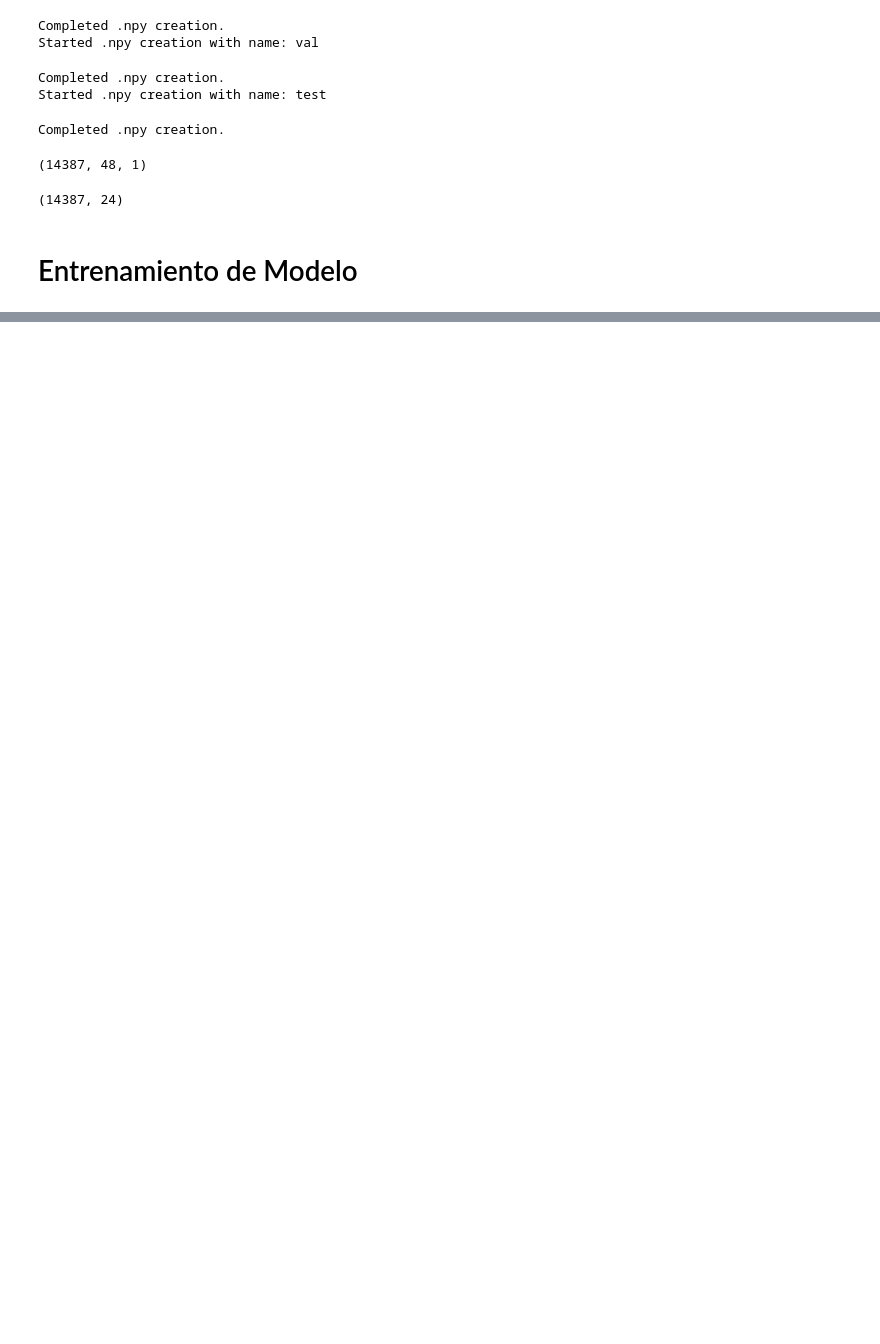
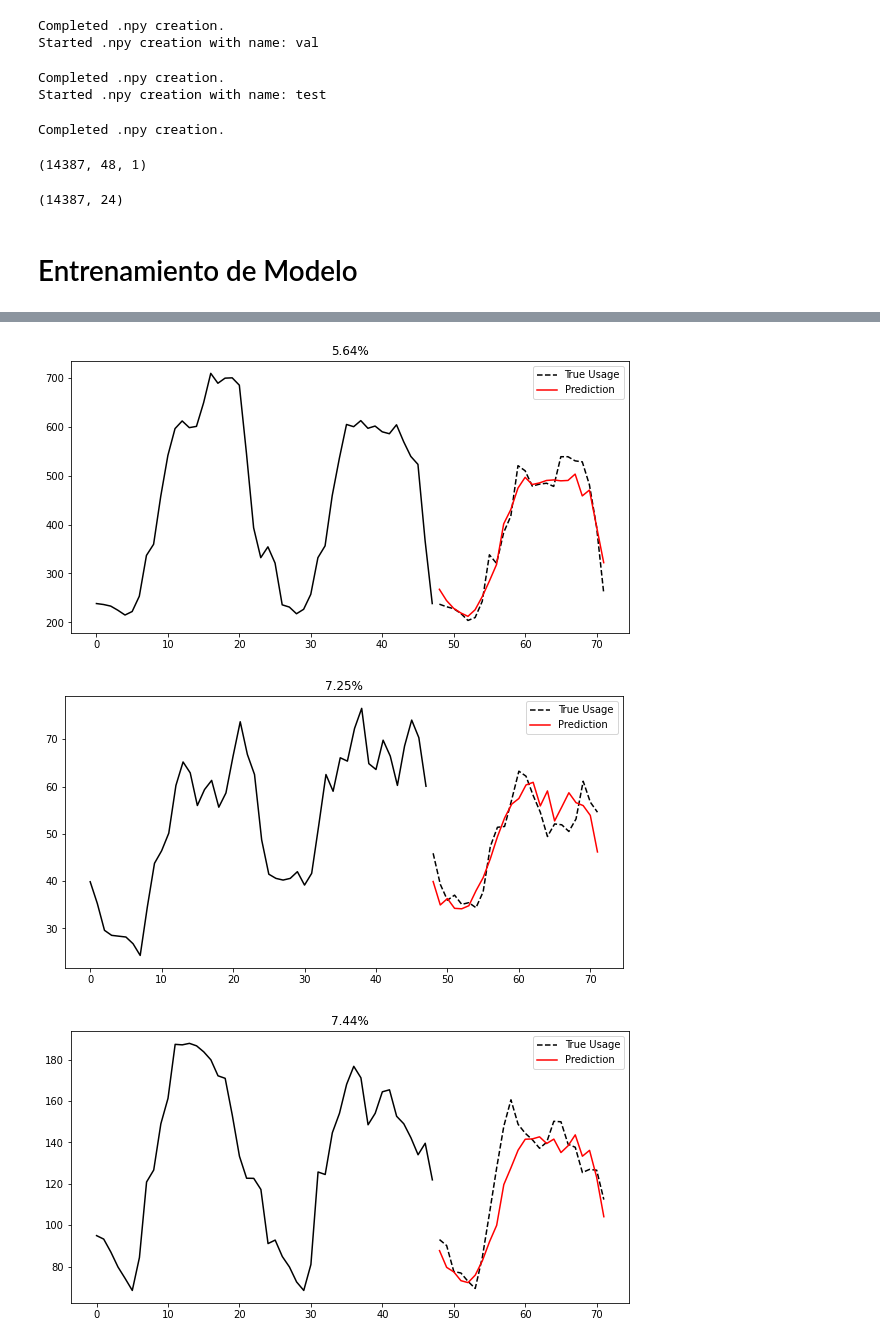
Before and after one commit to juancop/URDeepLearning, a Jupyter notebook: Forecasting/Forecasting Example.ipynb, the cells around one changed output, grey strips where cells are left out. Drawn from its saved outputs; the diff is of its cells as text; code cells hidden in the pictures; blank space fills up the shorter version.

```diff
--- a/Forecasting/Forecasting Example.ipynb
+++ b/Forecasting/Forecasting Example.ipynb
@@ -421,0 +424,23 @@ plot_predictions(X, Y, Y_hat, 41)
+# %%
+def compute_mape(Y_true, Y_pred, return_list = True):
+    Y_true = np.exp(Y_true)
+    Y_pred = np.exp(Y_pred) - 1
+    Y_pred = Y_pred.clip(min = 0)
+
+    abs_error = abs(Y_true - Y_pred)
+    APE = abs_error/Y_true
+    MAPE_customer = np.mean(APE, axis = 1)
+    print(f'Overall model MAPE: {np.mean(MAPE_customer)}')
+    return MAPE_customer
+# %%
+def plot_ranked(Y_true, Y_pred, X, mape, best = True, top = 5):
+    sorted_mape = np.argsort(mape)
+    if best:
+        idx = sorted_mape[:top]
+    else:
+        idx = sorted_mape[-top:]
+    for i in idx:
+
+        plot_predictions(X, Y_true, Y_pred, i)
+        plt.title("{:.2%}".format(mape[i]))
+        plt.plot()
@@ -421,0 +451,8 @@ plot_predictions(X, Y, Y_hat, 41)
+# %%
+plot_ranked(Y, Y_hat, X, a)
+
+#plot_predictions(X, Y, Y_hat, 28)
+# %% [output]
+[figure, added]
+[figure, added]
+[figure, added]
```
Also changed, not shown: parts of 42 cells of this notebook.
